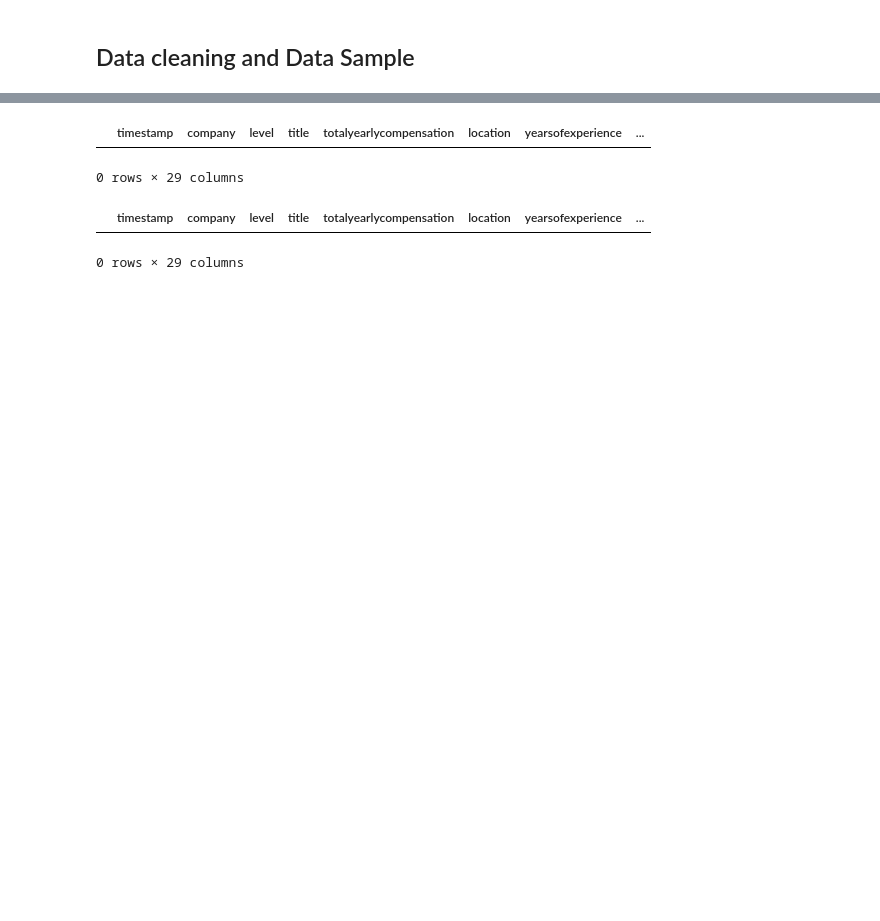
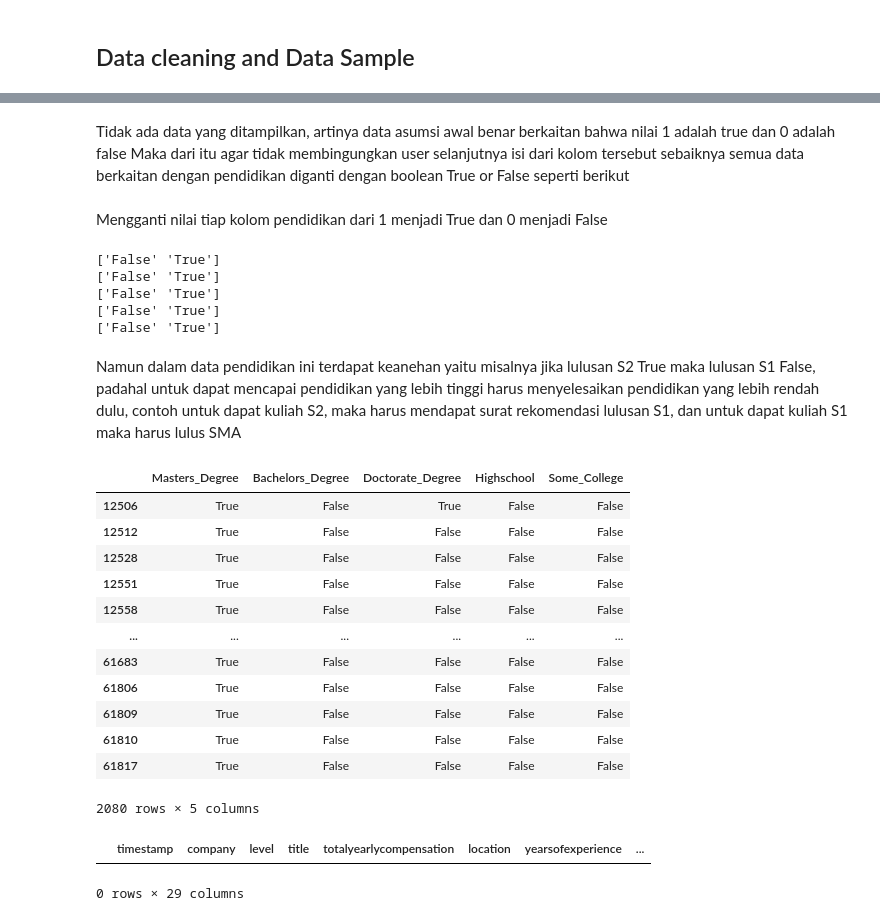
Before and after one commit to fairuzald/andat-Tubes2, a Jupyter notebook: main.ipynb, the cells around one changed output, grey strips where cells are left out. Cells and saved outputs as stored; diff of their text form; code cells hidden in the pictures; blank space fills up the shorter version.

Commit message:
Menambahkan data cleansing untuk pendidikan, dan persentase data kosong dan duplikat

```diff
--- a/main.ipynb
+++ b/main.ipynb
@@ -297,0 +317,45 @@ Persentase data error kolom Education : 51.52%
+# %% [markdown]
+Tidak ada data yang ditampilkan, artinya data asumsi awal benar berkaitan bahwa nilai 1 adalah true dan 0 adalah false
+Maka dari itu agar tidak membingungkan user selanjutnya isi dari kolom tersebut sebaiknya semua data berkaitan dengan pendidikan diganti dengan boolean True or False seperti berikut
+# %% [markdown]
+Mengganti nilai tiap kolom pendidikan dari 1 menjadi True dan 0 menjadi False
+# %%
+list_education = ["Masters_Degree","Bachelors_Degree","Doctorate_Degree","Highschool","Some_College"]
+# Mengganti data 1 menjadi true dan 0 menjadi false
+for i in list_NA_data:
+    data[list_education] = data[list_education].replace([1],'True')
+    data[list_education] = data[list_education].replace([0],'False')
+# %%
+
+list_education = ["Masters_Degree","Bachelors_Degree","Doctorate_Degree","Highschool","Some_College"]
+# Menampilkan isi dari kolom data setelah diganti
+for i in list_education:
+    print(data[i].unique())
+# Atribut dari masing-masing kolom adalah True dan False dan tidak ada data selain itu
+# berarti asumsi awal berkaitan definisi nilai 1 dan 0 adalah benar
+# %% [output]
+['False' 'True']
+['False' 'True']
+['False' 'True']
+['False' 'True']
+['False' 'True']
+# %% [markdown]
+Namun dalam data pendidikan ini terdapat keanehan yaitu misalnya jika lulusan S2 True maka lulusan S1 False, padahal untuk dapat mencapai pendidikan yang lebih tinggi harus menyelesaikan pendidikan yang lebih rendah dulu, contoh untuk dapat kuliah S2, maka harus mendapat surat rekomendasi lulusan S1, dan untuk dapat kuliah S1 maka harus lulus SMA
+# %%
+# Ambil sampel
+sample = data.loc[(data["Masters_Degree"]=="True") & (data["company"]=="Amazon")]
+sample[["Masters_Degree","Bachelors_Degree","Doctorate_Degree","Highschool","Some_College"]]
+# %% [output]
+|  | Masters_Degree | Bachelors_Degree | Doctorate_Degree | Highschool | Some_College |
+| 12506 | True | False | True | False | False |
+| 12512 | True | False | False | False | False |
+| 12528 | True | False | False | False | False |
+| 12551 | True | False | False | False | False |
+| 12558 | True | False | False | False | False |
+| ... | ... | ... | ... | ... | ... |
+| 61683 | True | False | False | False | False |
+| 61806 | True | False | False | False | False |
+| 61809 | True | False | False | False | False |
+| 61810 | True | False | False | False | False |
+| 61817 | True | False | False | False | False |
+2080 rows × 5 columns
@@ -300,9 +372,3 @@ data.loc[((data["Race_Asian"]==1) | (data["Race_White"]==1)|(data["Race_Black"]=
 # %% [output]
 |  | timestamp | company | level | title | totalyearlycompensation | location | yearsofexperience | ... |
 0 rows × 29 columns
-# %%
-
-data.loc[(data["Masters_Degree"]!=0) & (data["Masters_Degree"]!=1)]
-# %% [output]
-|  | timestamp | company | level | title | totalyearlycompensation | location | yearsofexperience | ... |
-0 rows × 29 columns
```
Also changed, not shown: parts of 18 cells of this notebook.
